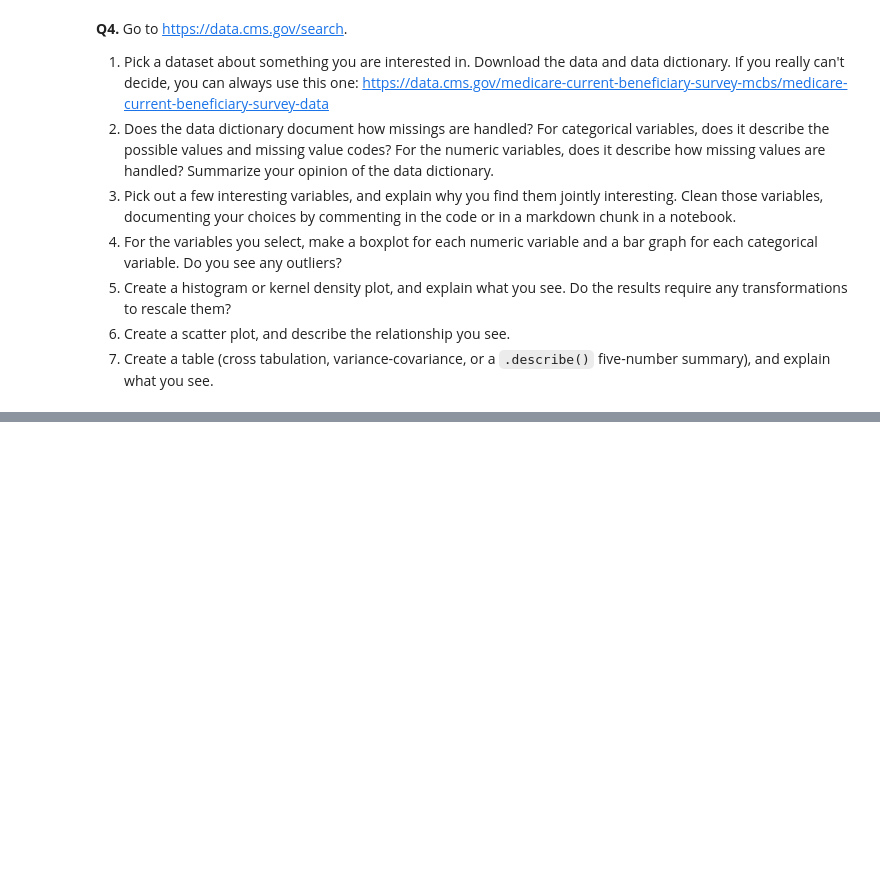
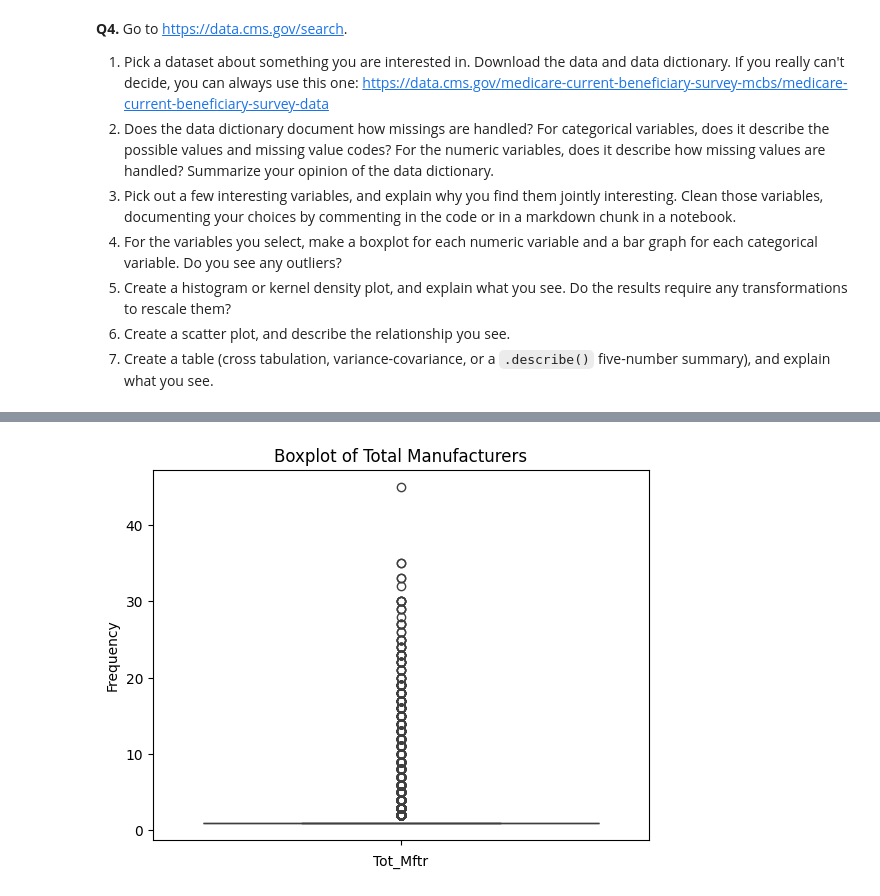
Before and after one commit to natalieassaad/visualization, a Jupyter notebook: assignment/assignment.ipynb, the cells around one changed output, grey strips where cells are left out. Saved outputs shown, nothing was run; the diff lists cells and outputs as text; code cells hidden in the pictures; blank space fills up the shorter version.

```diff
--- a/assignment/assignment.ipynb
+++ b/assignment/assignment.ipynb
@@ -287,3 +358,10 @@ cvd.head()
 # %%
 # 4. For the variables you select, make a boxplot for each numeric variable and a bar graph for each categorical variable.
 # Do you see any outliers?
+sns.boxplot(med['Tot_Mftr'])
+plt.xlabel('Tot_Mftr')
+plt.ylabel('Frequency')
+plt.title('Boxplot of Total Manufacturers')
+plt.show()
+# %% [output]
+[figure, added]
```
Also changed, not shown: parts of 9 cells of this notebook.
